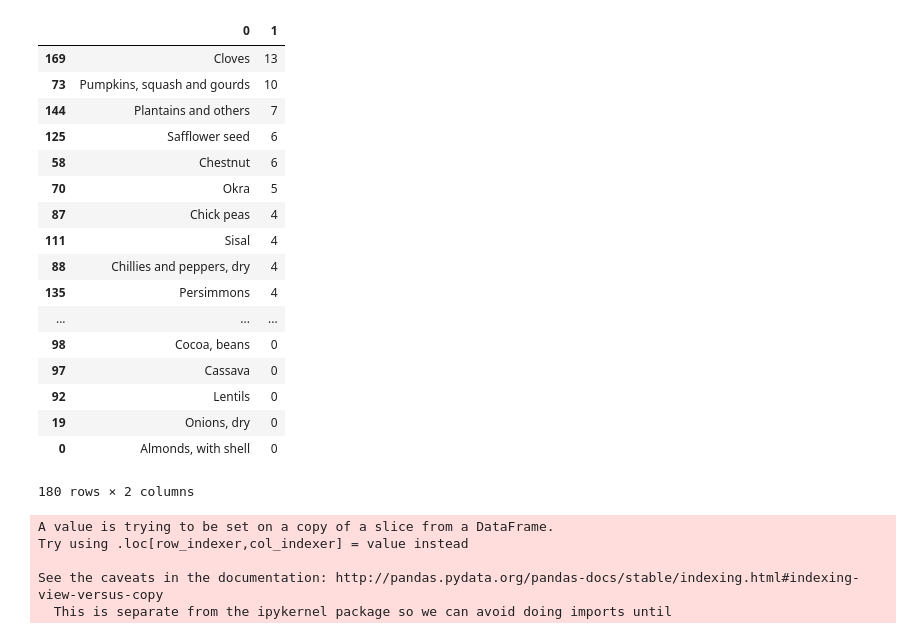
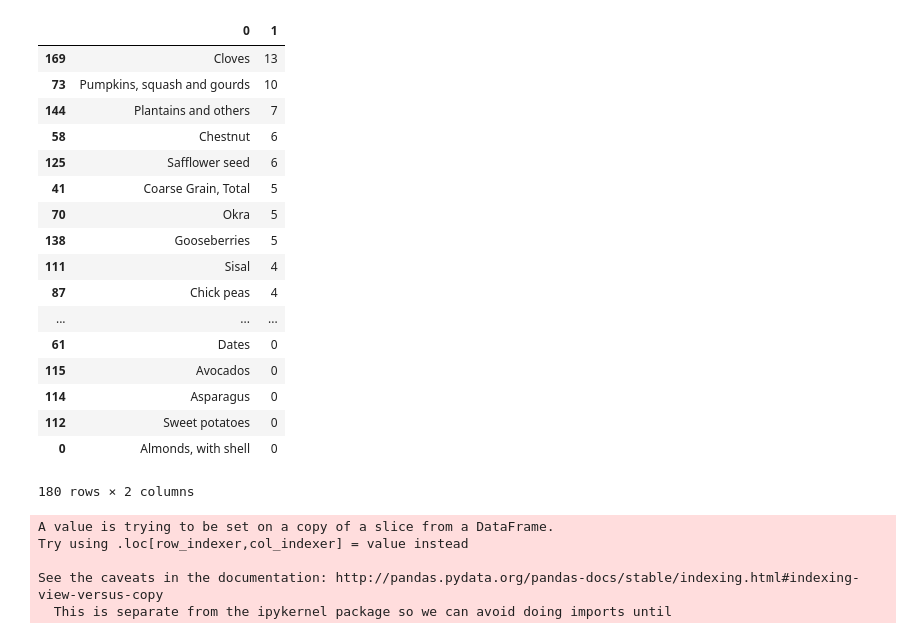
Before and after one commit to alyserecord/agricultural_yield, a Jupyter notebook: src/consistent_rate_change.ipynb, the cells around one changed output. Saved outputs shown, nothing was run; the diff lists cells and outputs as text; code cells hidden in the pictures.

```diff
--- a/src/consistent_rate_change.ipynb
+++ b/src/consistent_rate_change.ipynb
@@ -51,24 +51,24 @@ def global_constant_increase(element='Yield',threshold=.001):
 
     return pd.DataFrame(lst).sort_values(1,ascending=False)
 # %%
-global_constant_increase('Yield')
+global_constant_increase('Yield',0)
 # %% [output]
 |  | 0 | 1 |
 | 169 | Cloves | 13 |
 | 73 | Pumpkins, squash and gourds | 10 |
 | 144 | Plantains and others | 7 |
+| 58 | Chestnut | 6 |
 | 125 | Safflower seed | 6 |
-| 58 | Chestnut | 6 |
+| 41 | Coarse Grain, Total | 5 |
 | 70 | Okra | 5 |
+| 138 | Gooseberries | 5 |
+| 111 | Sisal | 4 |
 | 87 | Chick peas | 4 |
-| 111 | Sisal | 4 |
-| 88 | Chillies and peppers, dry | 4 |
-| 135 | Persimmons | 4 |
 | ... | ... | ... |
-| 98 | Cocoa, beans | 0 |
-| 97 | Cassava | 0 |
-| 92 | Lentils | 0 |
-| 19 | Onions, dry | 0 |
+| 61 | Dates | 0 |
+| 115 | Avocados | 0 |
+| 114 | Asparagus | 0 |
+| 112 | Sweet potatoes | 0 |
 | 0 | Almonds, with shell | 0 |
 180 rows × 2 columns
 # %%
```
Also changed, not shown: 3 other files.
